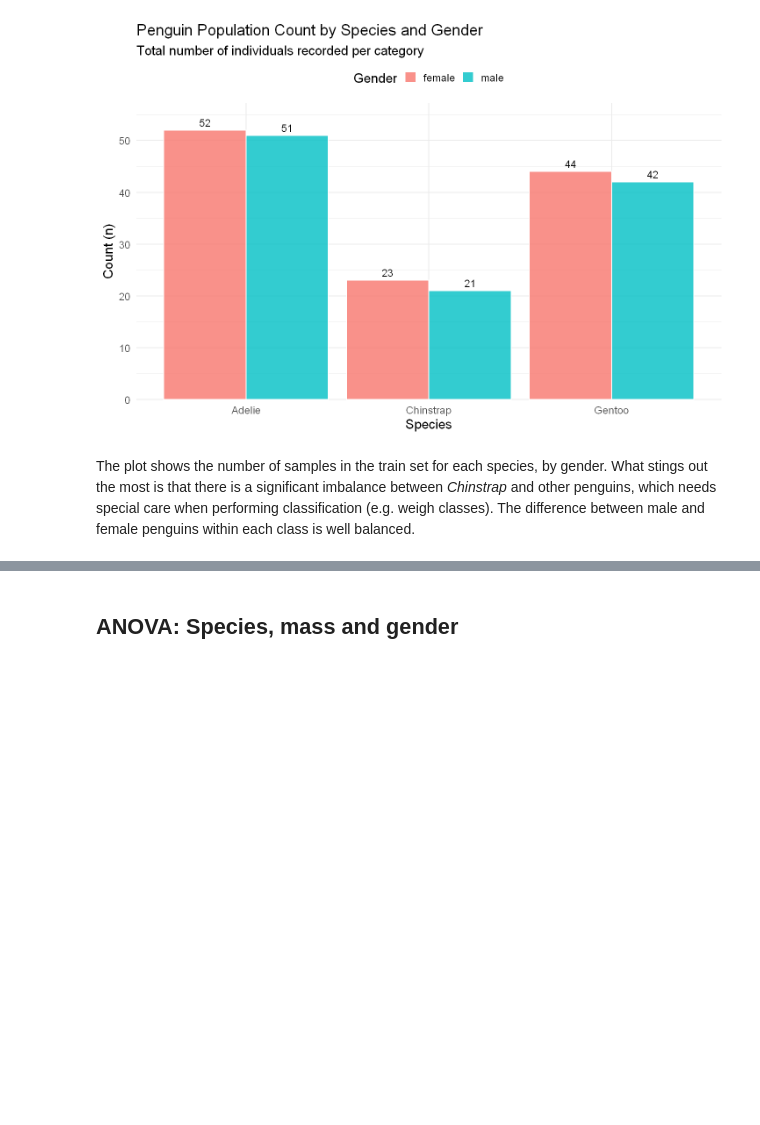
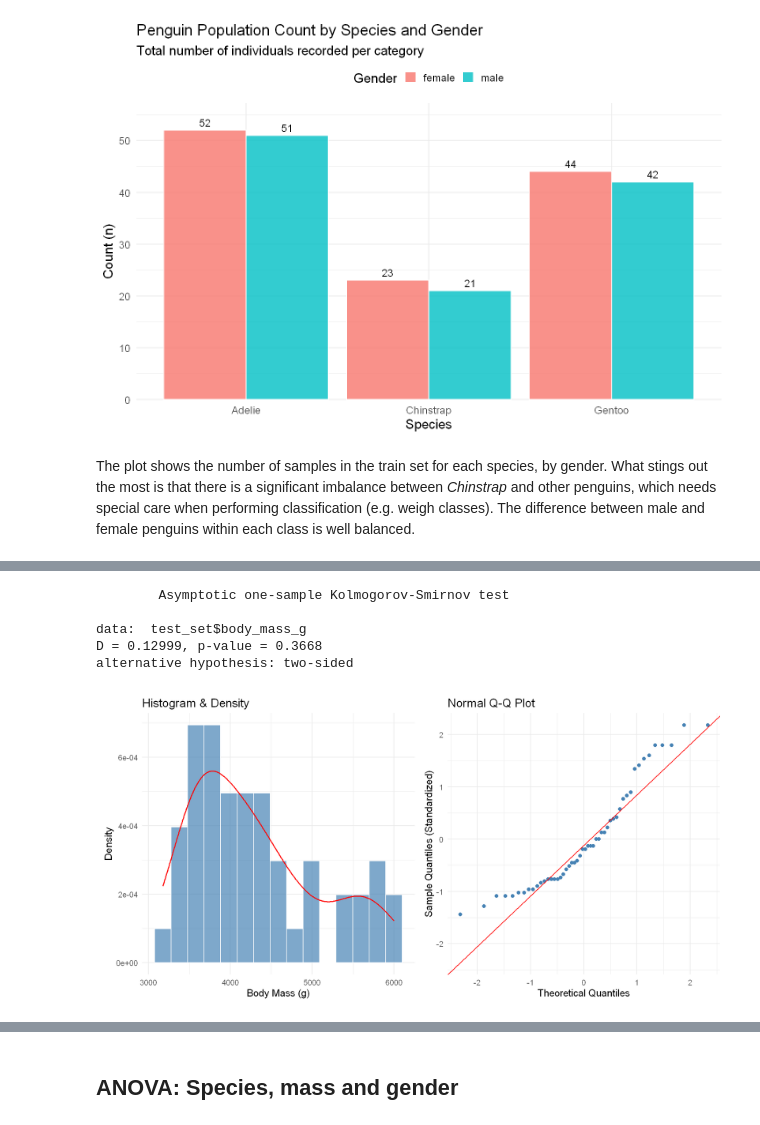
Before and after one commit to MichaelWerfring/experiment-design-project, a Jupyter notebook: penguins.ipynb, the cells around one changed output, grey strips where cells are left out. Cells and saved outputs as stored; diff of their text form; code cells hidden in the pictures; blank space fills up the shorter version.

Commit message:
Analysing body_mass_g for normality

```diff
--- a/penguins.ipynb
+++ b/penguins.ipynb
@@ -198,0 +194,37 @@ The plot shows the number of samples in the train set for each species, by gende
+# %%
+library(ggplot2)
+library(patchwork)
+
+# 1. Set plot size for the Notebook
+options(repr.plot.width = 16, repr.plot.height = 8)
+
+# Histogram
+p_hist <- ggplot(test_set, aes(x = body_mass_g)) +
+  geom_histogram(aes(y = after_stat(density)), bins = 15,
+                 fill = "steelblue", color = "white", alpha = 0.7) +
+  geom_density(color = "red", linewidth = 1) +
+  theme_minimal(base_size = 18) +
+  labs(title = "Histogram & Density",
+       x = "Body Mass (g)",
+       y = "Density")
+
+# 3. Q-Q Plot
+p_qq <- ggplot(test_set, aes(sample = scale(body_mass_g))) + #scale() to get actual same x and y
+  stat_qq(color = "steelblue") +
+  stat_qq_line(color = "red") +
+  theme_minimal(base_size = 18) +
+  labs(title = "Normal Q-Q Plot",
+       x = "Theoretical Quantiles",
+       y = "Sample Quantiles (Standardized)")
+
+# plot nex to eachother
+p_hist + p_qq
+
+ks.test(
+    x = test_set$body_mass_g,
+    y = "pnorm", # Test against normal distribution
+    mean = mean(test_set$body_mass_g),
+    sd = sd(test_set$body_mass_g),
+    alternative = "two.sided" # Standard value
+)
+# %% [output]
@@ -198,0 +233,6 @@ The plot shows the number of samples in the train set for each species, by gende
+        Asymptotic one-sample Kolmogorov-Smirnov test
+
+data:  test_set$body_mass_g
+D = 0.12999, p-value = 0.3668
+alternative hypothesis: two-sided
+[figure, added]
```
Also changed, not shown: parts of 5 cells of this notebook.
